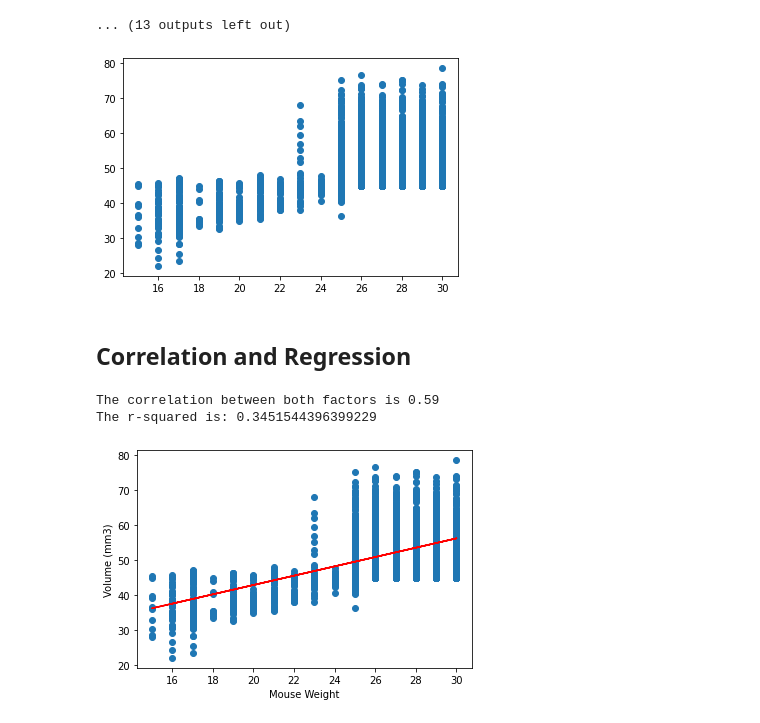
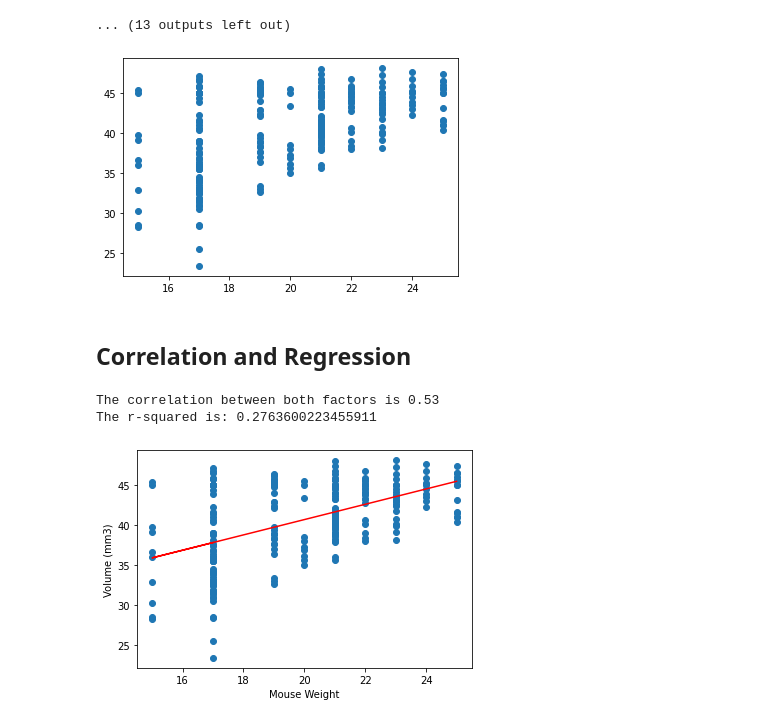
Before and after one commit to maheshsfd124/MatPlotLib-Challenge, a Jupyter notebook: Instructions/Pymaceuticals/pymaceuticals_starter.ipynb, the cells around one changed output. Cells and saved outputs as stored; diff of their text form; code cells hidden in the pictures.

Commit message:
made changes to data set selected for regression

```diff
--- a/Instructions/Pymaceuticals/pymaceuticals_starter.ipynb
+++ b/Instructions/Pymaceuticals/pymaceuticals_starter.ipynb
@@ -298,26 +298,26 @@ for Mouse_ID in mouse_name_df:
 # %%
 # Generate a scatter plot of average tumor volume vs. mouse weight for the Capomulin regimen
 # Mouse_Study_data_weight = Mouse_Study_data[["Weight (g)","Tumor Volume (mm3)"]]
 # Mouse_Study_data_weight
 # Mouse_Study_data_weight.plot.scatter("Weight (g)", "Tumor Volume (mm3)")
 # plt.show()
 
-Mouse_Study_data_weight = Mouse_Study_data["Weight (g)"]
+Mouse_Study_data_weight = Mouse_Study_data_capomulin ["Weight (g)"]
 Mouse_Study_data_weight
-Mouse_Study_data_volume = Mouse_Study_data["Tumor Volume (mm3)"]
+Mouse_Study_data_volume = Mouse_Study_data_capomulin ["Tumor Volume (mm3)"]
 Mouse_Study_data_volume
 plt.scatter(Mouse_Study_data_weight,Mouse_Study_data_volume )
 plt.show()
 # %% [output]
-[figure, old version]
+[figure, new version]
 # %% [markdown]
 ## Correlation and Regression
 # %%
 # Calculate the correlation coefficient and linear regression model
 # for mouse weight and average tumor volume for the Capomulin regimen
-Mouse_Study_data_weight = Mouse_Study_data["Weight (g)"]
+Mouse_Study_data_weight = Mouse_Study_data_capomulin ["Weight (g)"]
 Mouse_Study_data_weight
-Mouse_Study_data_volume = Mouse_Study_data["Tumor Volume (mm3)"]
+Mouse_Study_data_volume = Mouse_Study_data_capomulin ["Tumor Volume (mm3)"]
 Mouse_Study_data_volume
 correlation = st.pearsonr(Mouse_Study_data_weight,Mouse_Study_data_volume )
 correlation
@@ -338,6 +338,6 @@ plt.annotate(line_eq,(6,10),fontsize=15,color="red")
 print(f"The r-squared is: {rvalue**2}")
 plt.show()
 # %% [output]
-The correlation between both factors is 0.59
-The r-squared is: 0.3451544396399229
+The correlation between both factors is 0.53
+The r-squared is: 0.2763600223455911
-[figure, old version]
+[figure, new version]
```
